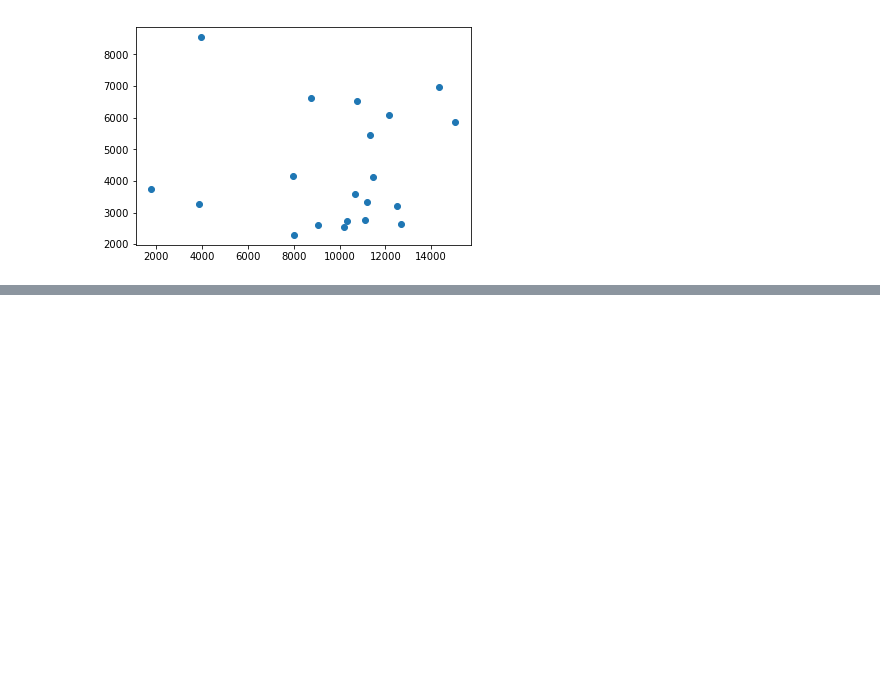
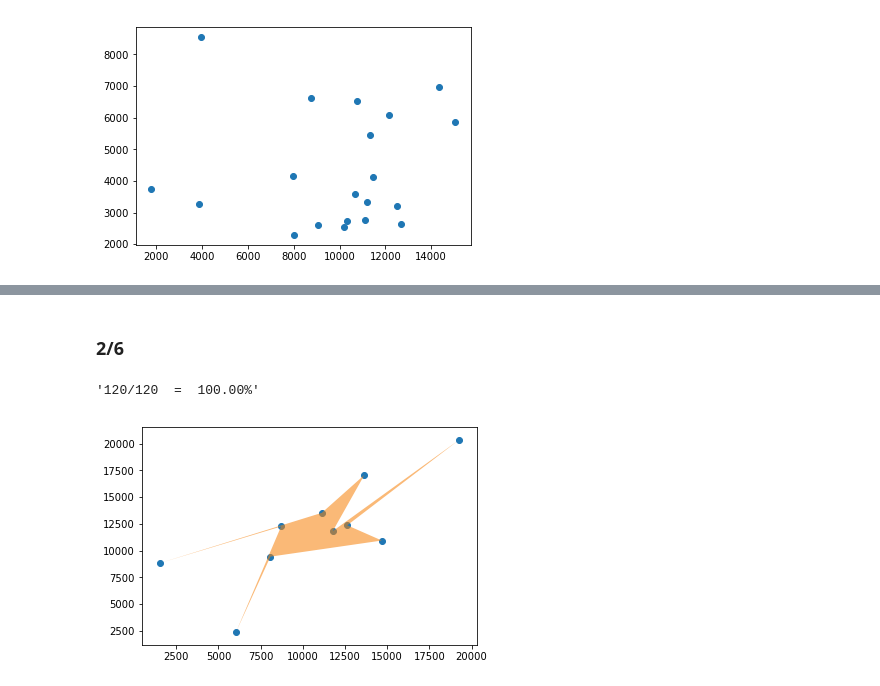
Before and after one commit to mhudnell/geo_optimization_challenge, a Jupyter notebook: geometric_optimization_challenge.ipynb, the cells around one changed output, grey strips where cells are left out. Drawn from its saved outputs; the diff is of its cells as text; code cells hidden in the pictures; blank space fills up the shorter version.

```diff
--- a/geometric_optimization_challenge.ipynb
+++ b/geometric_optimization_challenge.ipynb
@@ -197,0 +274,27 @@ print(len(p), area(p[:-1]), p)
+# %% [markdown]
+### 2/6
+# %%
+p = build_triangulation(london_0000010)
+
+# done (-10, '19,207,298.0', [2, 1, 3, 0, 4, 7, 5, 9, 6, 8])
+# time elapsed: 3 mins 41.61 secs
+
+
+# show progress + adding smallest tris
+# done (-10, '19,207,298.0', [2, 1, 3, 0, 4, 7, 5, 9, 6, 8])
+# time elapsed: 0 mins 26.56 secs
+
+# show progress + adding smallest tris + estimate bounds
+# done (-10, '19,207,298.0', [2, 1, 3, 0, 4, 7, 5, 9, 6, 8])
+# time elapsed: 0 mins 2.12 secs
+
+# show progress + adding smallest tris + prune redundant polys
+# done (-10, '19,207,298.0', [0, 4, 7, 5, 9, 6, 8, 2, 1, 3])
+# time elapsed: 0 mins 1.79 secs
+
+# show progress + adding smallest tris + estimate bounds + prune redundant polys
+# done (-10, '19,207,298.0', [0, 4, 7, 5, 9, 6, 8, 2, 1, 3])
+# time elapsed: 0 mins 0.82 secs
+# %% [output]
+'120/120  =  100.00%'
+[figure, added]
```
Also changed, not shown: parts of 30 cells of this notebook.
